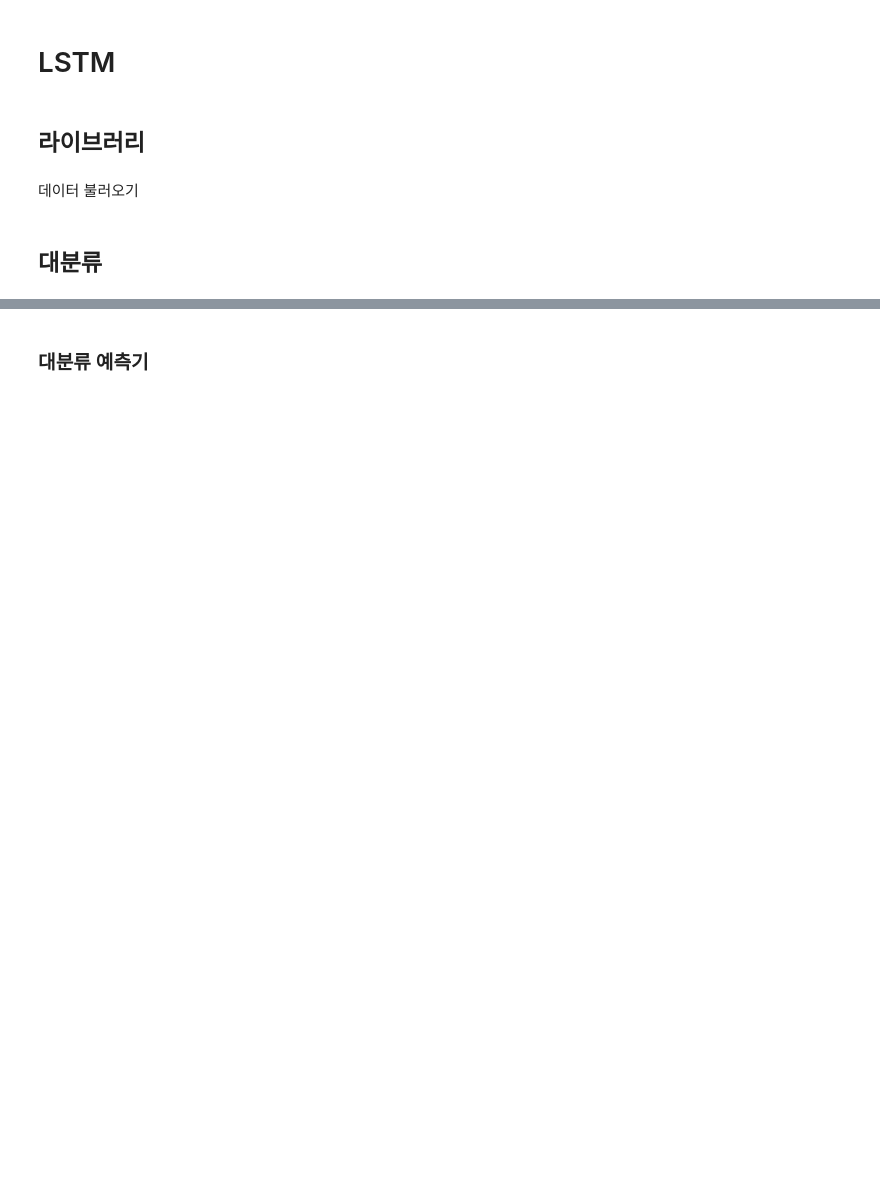
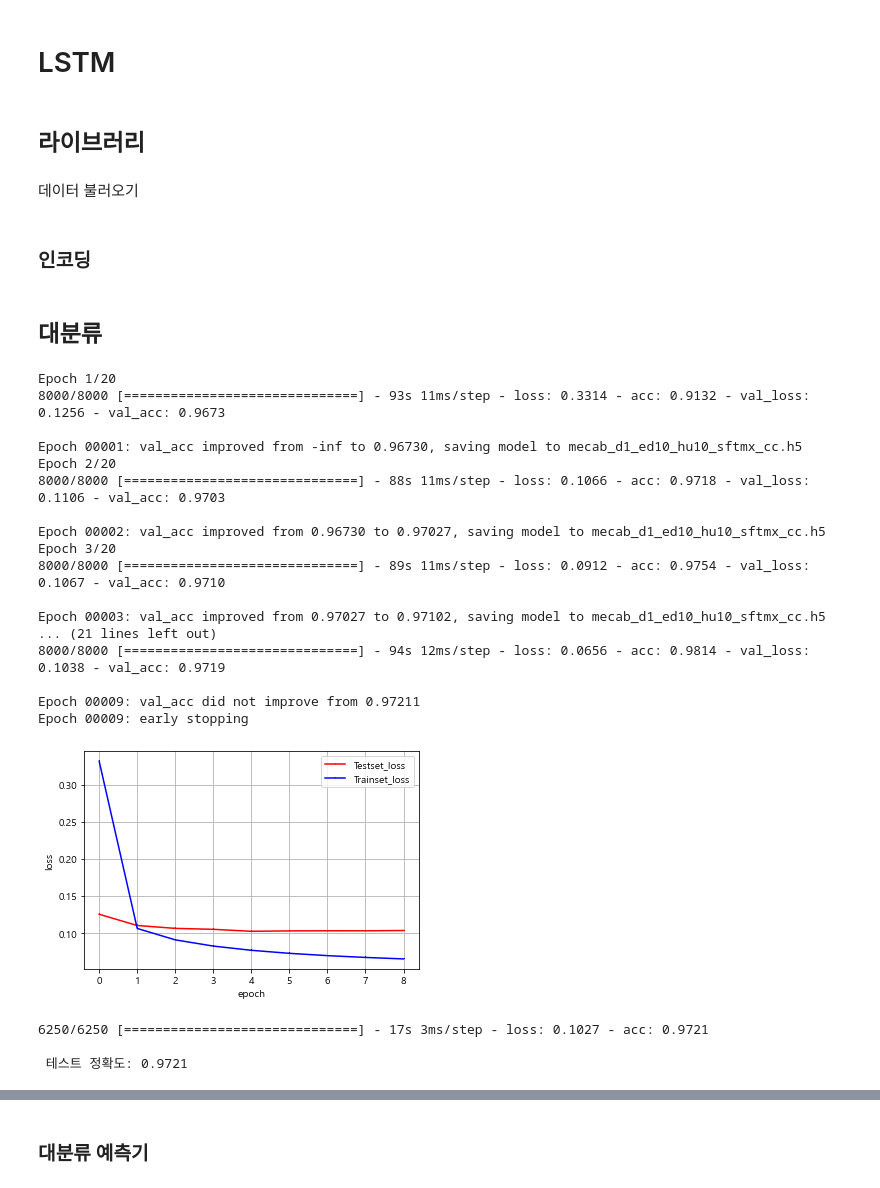
Before and after one commit to huitaek/contest-kostat-ai, a Jupyter notebook: mecab_LSTM.ipynb, the cells around one changed output, grey strips where cells are left out. Cells and saved outputs as stored; diff of their text form; code cells hidden in the pictures; blank space fills up the shorter version.

```diff
--- a/mecab_LSTM.ipynb
+++ b/mecab_LSTM.ipynb
@@ -68,0 +86,2 @@ with open('./data/mecab/tokenizer.pickle', 'rb') as handle:
+# %% [markdown]
+### 인코딩
@@ -69,21 +126,60 @@ with open('./data/mecab/tokenizer.pickle', 'rb') as handle:
 # %% [markdown]
 ## 대분류
-# %%
-# 레이블 인코딩
-
-digit_1_list = list(digit_1_dict.keys())
-
-le1 = preprocessing.LabelEncoder()
-
-le1.fit(digit_1_list)
-y_train_1 = le1.transform(y_train_1)
-y_valid_1 = le1.transform(y_valid_1)
-
-y_train_1 = np_utils.to_categorical(y_train_1)
-y_valid_1 = np_utils.to_categorical(y_valid_1)
-
-
-# le1 객체에 담긴 어휘 분석 정보가 폴더의 le1.pickle에 저장
-
-with open('./data/mecab/le1.pickle', 'wb') as handle:
-     pickle.dump(le1, handle)
+# %%
+embedding_dim = len(X_train[0])
+hidden_units = len(X_train[0])
+vocab_size = 35721
+
+model = Sequential()
+model.add(Embedding(vocab_size, embedding_dim))
+model.add(LSTM(hidden_units))
+model.add(Dense(len(y_train_1[0]), activation='softmax'))
+
+es = EarlyStopping(monitor='val_loss', mode='min', verbose=1, patience=4)
+mc = ModelCheckpoint('./data/model/mecab_d1_ed{}_hu{}_sftmx_cc.h5'.format(embedding_dim, hidden_units), monitor='val_acc', mode='max', verbose=1, save_best_only=True)
+
+model.compile(optimizer='adam', loss='categorical_crossentropy', metrics=['acc'])
+history = model.fit(X_train, y_train_1, epochs=20, callbacks=[es, mc], batch_size=100, validation_data=(X_valid, y_valid_1))
+
+
+# 그래프 생성
+
+y_test_loss = history.history['val_loss']
+y_train_loss = history.history['loss']
+
+x_len = np.arange(len(y_test_loss))
+
+plt.plot (x_len, y_test_loss, marker=',', c='red', label='Testset_loss')
+plt.plot(x_len, y_train_loss, marker=',', c='blue', label='Trainset_loss')
+
+plt.legend(loc='upper right')
+plt.grid()
+plt.xlabel('epoch')
+plt.ylabel('loss')
+plt.show()
+# %% [output]
+Epoch 1/20
+8000/8000 [==============================] - 93s 11ms/step - loss: 0.3314 - acc: 0.9132 - val_loss: 0.1256 - val_acc: 0.9673
+
+Epoch 00001: val_acc improved from -inf to 0.96730, saving model to mecab_d1_ed10_hu10_sftmx_cc.h5
+Epoch 2/20
+8000/8000 [==============================] - 88s 11ms/step - loss: 0.1066 - acc: 0.9718 - val_loss: 0.1106 - val_acc: 0.9703
+
+Epoch 00002: val_acc improved from 0.96730 to 0.97027, saving model to mecab_d1_ed10_hu10_sftmx_cc.h5
+Epoch 3/20
+8000/8000 [==============================] - 89s 11ms/step - loss: 0.0912 - acc: 0.9754 - val_loss: 0.1067 - val_acc: 0.9710
+
+Epoch 00003: val_acc improved from 0.97027 to 0.97102, saving model to mecab_d1_ed10_hu10_sftmx_cc.h5
+... (21 lines left out)
+8000/8000 [==============================] - 94s 12ms/step - loss: 0.0656 - acc: 0.9814 - val_loss: 0.1038 - val_acc: 0.9719
+
+Epoch 00009: val_acc did not improve from 0.97211
+Epoch 00009: early stopping
+[figure, added]
+# %%
+loaded_model = load_model('./data/model/mecab_d1_ed{}_hu{}_sftmx_cc.h5'.format(embedding_dim, hidden_units))
+print("\n 테스트 정확도: %.4f" % (loaded_model.evaluate(X_valid, y_valid_1)[1]))
+# %% [output]
+6250/6250 [==============================] - 17s 3ms/step - loss: 0.1027 - acc: 0.9721
+
+ 테스트 정확도: 0.9721
```
Also changed, not shown: parts of 64 cells of this notebook, 12 other files.
